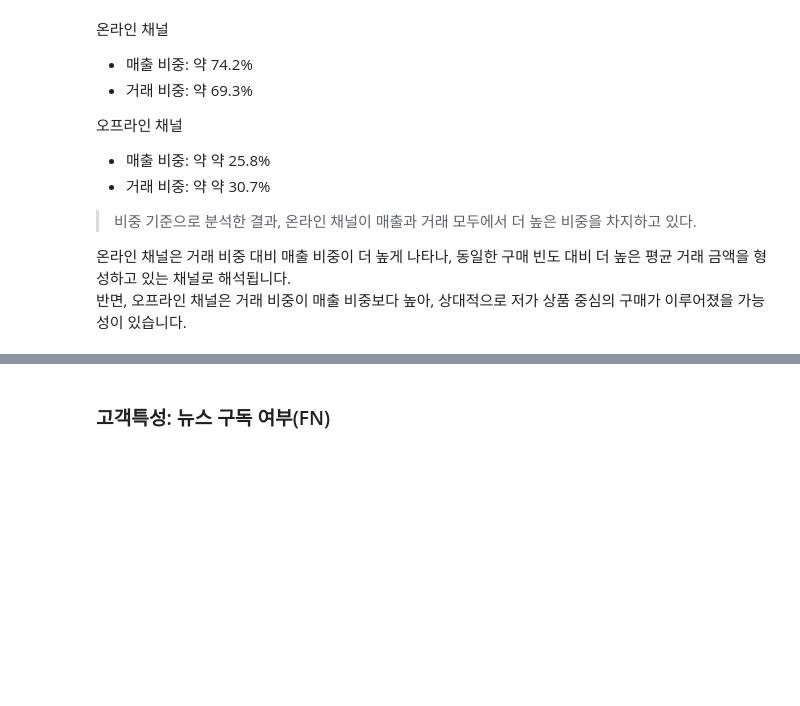
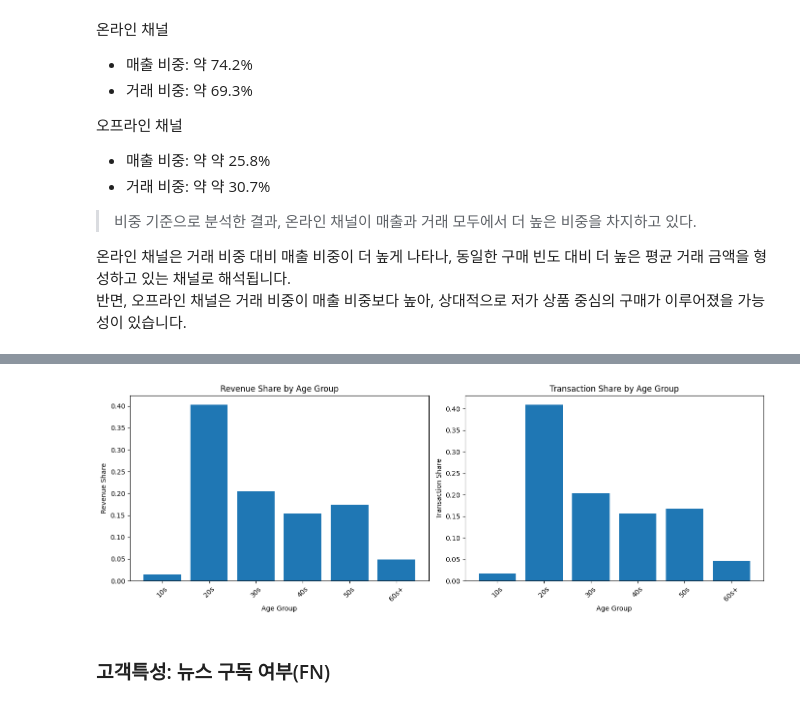
Before and after one commit to leegolem/data-commando-project, a Jupyter notebook: notebooks/member2/3. Analyze_2_tx.ipynb, the cells around one changed output, grey strips where cells are left out. Drawn from its saved outputs; the diff is of its cells as text; code cells hidden in the pictures; blank space fills up the shorter version.

```diff
--- a/notebooks/member2/3. Analyze_2_tx.ipynb
+++ b/notebooks/member2/3. Analyze_2_tx.ipynb
@@ -343,0 +347,7 @@ plt.show()
+# %%
+first_month = (
+    analysis_tx.groupby("customer_id", as_index=False)
+      .agg(first_year_month=("year_month", "min"))
+)
+
+analysis_tx = analysis_tx.merge(first_month, on="customer_id", how="left")
@@ -344,3 +386,32 @@ plt.show()
+# %%
+plt.figure(figsize=(14, 5))
+
+# 매출 비중
+plt.subplot(1, 2, 1)
+plt.bar(
+    age_summary["age_group"].astype(str),
+    age_summary["revenue_ratio"]
+)
+plt.title("Revenue Share by Age Group")
+plt.xlabel("Age Group")
+plt.ylabel("Revenue Share")
+plt.xticks(rotation=45)
+
+# 거래 비중
+plt.subplot(1, 2, 2)
+plt.bar(
+    age_summary["age_group"].astype(str),
+    age_summary["transaction_ratio"]
+)
+plt.title("Transaction Share by Age Group")
+plt.xlabel("Age Group")
+plt.ylabel("Transaction Share")
+plt.xticks(rotation=45)
+
+plt.tight_layout()
+plt.show()
+# %% [output]
+[figure, added]
 # %% [markdown]
 ### 고객특성: 뉴스 구독 여부(FN)
 # %%
```
Also changed, not shown: parts of 3 cells of this notebook, 1 other file.
